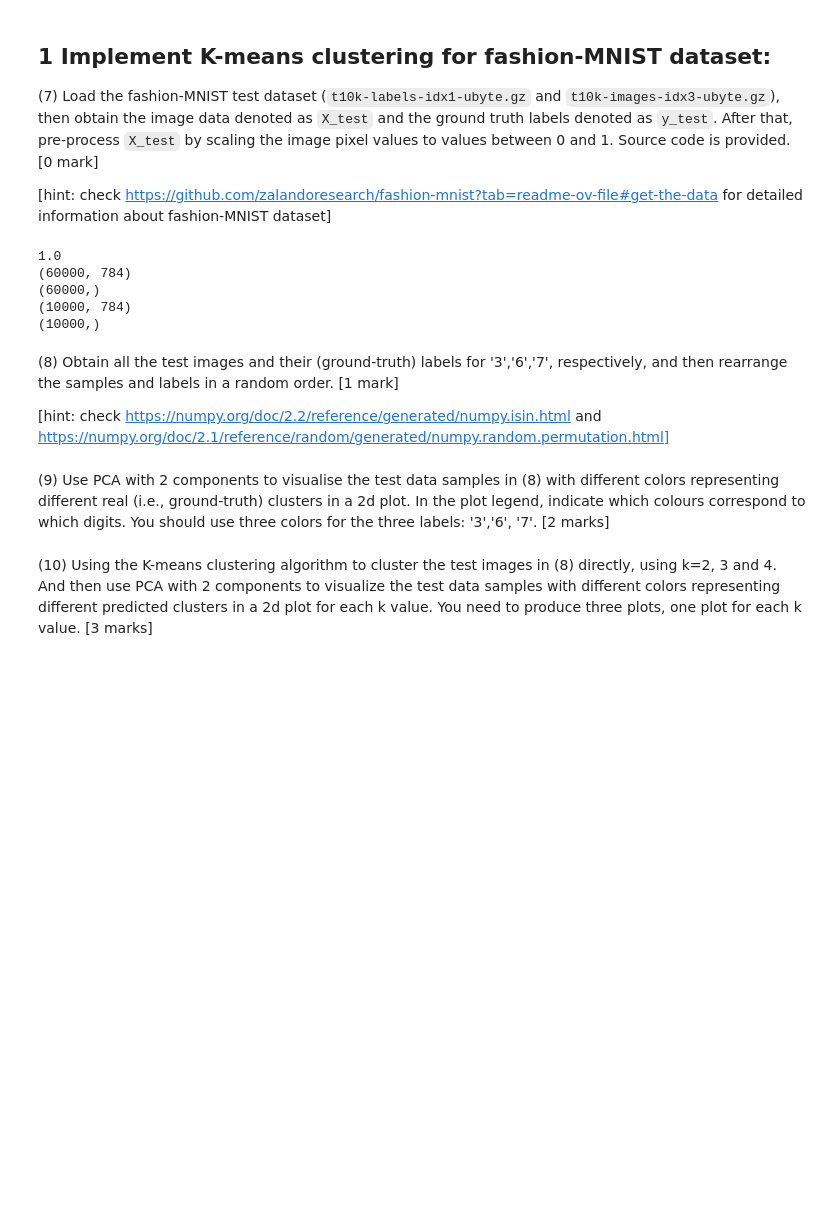
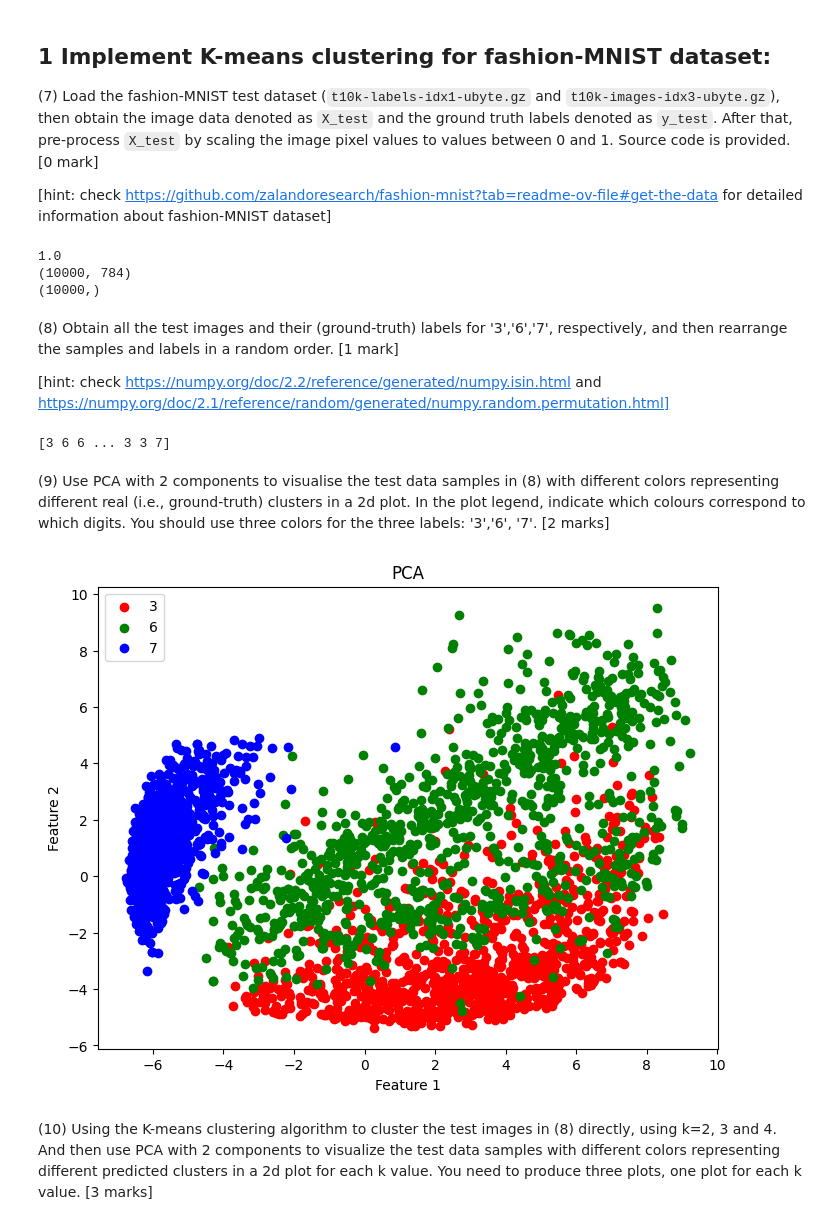
Before and after one commit to SpaceEnthusiast07/UNI, a Jupyter notebook: COM1011 - Machine Learning/Coursework/CW2/COM1011_750032575.ipynb, the cells around one changed output. Drawn from its saved outputs; the diff is of its cells as text; code cells hidden in the pictures; blank space fills up the shorter version.

Commit message:
Continuing to work through machine learning cw2

```diff
--- a/COM1011 - Machine Learning/Coursework/CW2/COM1011_750032575.ipynb
+++ b/COM1011 - Machine Learning/Coursework/CW2/COM1011_750032575.ipynb
@@ -101,38 +105,30 @@ def load_mnist(path, kind='train'):
     import numpy as np
 
     """Load fashion-MNIST data from `path`"""
-    labels_path = os.path.join(path,
-                               '%s-labels-idx1-ubyte.gz'
-                               % kind)
-    images_path = os.path.join(path,
-                               '%s-images-idx3-ubyte.gz'
-                               % kind)
+    labels_path = os.path.join(path, '%s-labels-idx1-ubyte.gz' % kind)
+    images_path = os.path.join(path, '%s-images-idx3-ubyte.gz' % kind)
 
     with gzip.open(labels_path, 'rb') as lbpath:
-        labels = np.frombuffer(lbpath.read(), dtype=np.uint8,
-                               offset=8)
+        labels = np.frombuffer(lbpath.read(), dtype=np.uint8, offset=8)
 
     with gzip.open(images_path, 'rb') as imgpath:
-        images = np.frombuffer(imgpath.read(), dtype=np.uint8,
-                               offset=16).reshape(len(labels), 784)
+        images = np.frombuffer(imgpath.read(), dtype=np.uint8, offset=16).reshape(len(labels), 784)
 
     return images, labels
 
 
-X_test, y_test = load_mnist('/content/drive/MyDrive/coursework2/', kind='t10k')
+X_test, y_test = load_mnist('C:\\.dev\\UNI\\COM1011 - Machine Learning\\Coursework\\CW2', kind='t10k')
 
 X_test = X_test/255
 
 print(np.max(X_test))
-print(X_train.shape)
-print(y_train.shape)
+#print(X_train.shape)
+#print(y_train.shape)
 
 print(X_test.shape)
 print(y_test.shape)
 # %% [output]
 1.0
-(60000, 784)
-(60000,)
 (10000, 784)
 (10000,)
 # %% [markdown]
@@ -140,12 +136,46 @@ print(y_test.shape)
 
 [hint: check https://numpy.org/doc/2.2/reference/generated/numpy.isin.html and https://numpy.org/doc/2.1/reference/random/generated/numpy.random.permutation.html]
 # %%
-# answer to (8)
+# Answer to (8)
+# Extract all images corresponding to labels '3','6', and '7'
+mask = np.isin(y_test, [3,6,7])
+
+extractedImages = X_test[mask]
+extractedLabels = y_test[mask]
+
+shuffledIndeces = np.random.permutation(len(extractedImages))
+shuffledImages = extractedImages[shuffledIndeces]
+shuffledLabels = extractedLabels[shuffledIndeces]
+
+print(shuffledLabels)
+# %% [output]
+[3 6 6 ... 3 3 7]
 # %% [markdown]
 (9) Use PCA with 2 components to visualise the test data samples in (8) with different colors representing different real (i.e., ground-truth) clusters in a 2d plot. In the plot legend, indicate which colours correspond to which digits. You should use three colors for the three labels: '3','6', '7'. [2 marks]
 # %%
-#Answer to (9)
-#perform PCA with 2 components and further visualize the data samples in a 2d plot
+# Answer to (9)
+# Perform PCA with 2 components and further visualize the data samples in a 2d plot
+pca = PCA(n_components=2)
+X_pca = pca.fit_transform(shuffledImages)
+
+plt.figure(figsize=(8,6))
+# Mask out each digit
+maskFor3 = np.isin(shuffledLabels, 3)
+maskFor6 = np.isin(shuffledLabels, 6)
+maskFor7 = np.isin(shuffledLabels, 7)
+
+# Plot each series of digits
+plt.scatter(X_pca[maskFor3,0], X_pca[maskFor3,1], c='r', label="3")
+plt.scatter(X_pca[maskFor6,0], X_pca[maskFor6,1], c='g', label="6")
+plt.scatter(X_pca[maskFor7,0], X_pca[maskFor7,1], c='b', label="7")
+
+plt.xlabel("Feature 1")
+plt.ylabel("Feature 2")
+plt.title("PCA")
+plt.legend()
+plt.show()
+# %% [output]
+[figure, added]
 # %% [markdown]
 (10) Using the K-means clustering algorithm to cluster the test images in (8) directly, using k=2, 3 and 4. And then use PCA with 2 components to visualize the test data samples with different colors representing different predicted clusters in a 2d plot for each k value. You need to produce three plots, one plot for each k value. [3 marks]
 # %%
```
Also changed, not shown: parts of 7 cells of this notebook.
